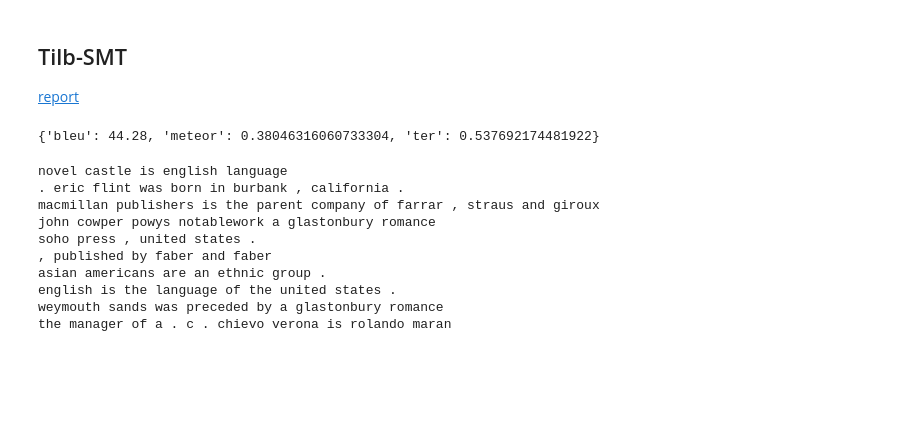
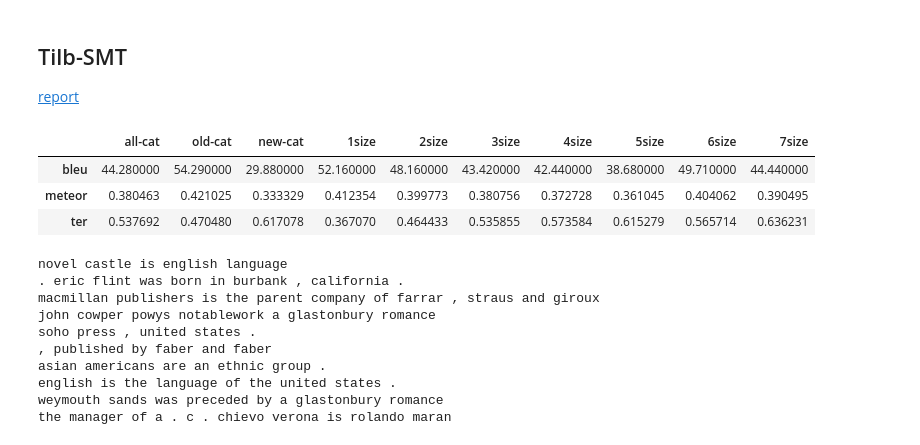
Before and after one commit to abevieiramota/challenge-webnlg, a Jupyter notebook: notebook/02 - Evaluation.ipynb, the cells around one changed output. Drawn from its saved outputs; the diff is of its cells as text; code cells hidden in the pictures; blank space fills up the shorter version.

```diff
--- a/notebook/02 - Evaluation.ipynb
+++ b/notebook/02 - Evaluation.ipynb
@@ -72,10 +86,21 @@ the manager of a . c . chievo verona is rolando maran .
 ## Tilb-SMT
 
 <a href="../data/webnlg2017/submissions/tilburg/report.pdf">report</a>
-# %%
-evaluate_texts('../evaluation/webnlg2017/webnlg-automatic-evaluation/teams/Tilburg_University-2_all-cat.txt')
-# %% [output]
-{'bleu': 44.28, 'meteor': 0.38046316060733304, 'ter': 0.537692174481922}
+# %%
+team = 'tilb-smt'
+results[team] = {}
+
+for eval_set in EVALUATION_SETS:
+
+    results[team][eval_set] = evaluate_texts(f'../evaluation/webnlg2017/webnlg-automatic-evaluation/teams/Tilburg_University-2_{eval_set}.txt', eval_set)
+
+df = pd.DataFrame(results[team])
+df
+# %% [output]
+|  | all-cat | old-cat | new-cat | 1size | 2size | 3size | 4size | 5size | 6size | 7size |
+| bleu | 44.280000 | 54.290000 | 29.880000 | 52.160000 | 48.160000 | 43.420000 | 42.440000 | 38.680000 | 49.710000 | 44.440000 |
+| meteor | 0.380463 | 0.421025 | 0.333329 | 0.412354 | 0.399773 | 0.380756 | 0.372728 | 0.361045 | 0.404062 | 0.390495 |
+| ter | 0.537692 | 0.470480 | 0.617078 | 0.367070 | 0.464433 | 0.535855 | 0.573584 | 0.615279 | 0.565714 | 0.636231 |
 # %%
 !head -100 ../evaluation/webnlg2017/webnlg-automatic-evaluation/teams/Tilburg_University-2_all-cat.txt | tail -10
 # %% [output]
```
Also changed, not shown: parts of 22 cells of this notebook, 3 other files.
